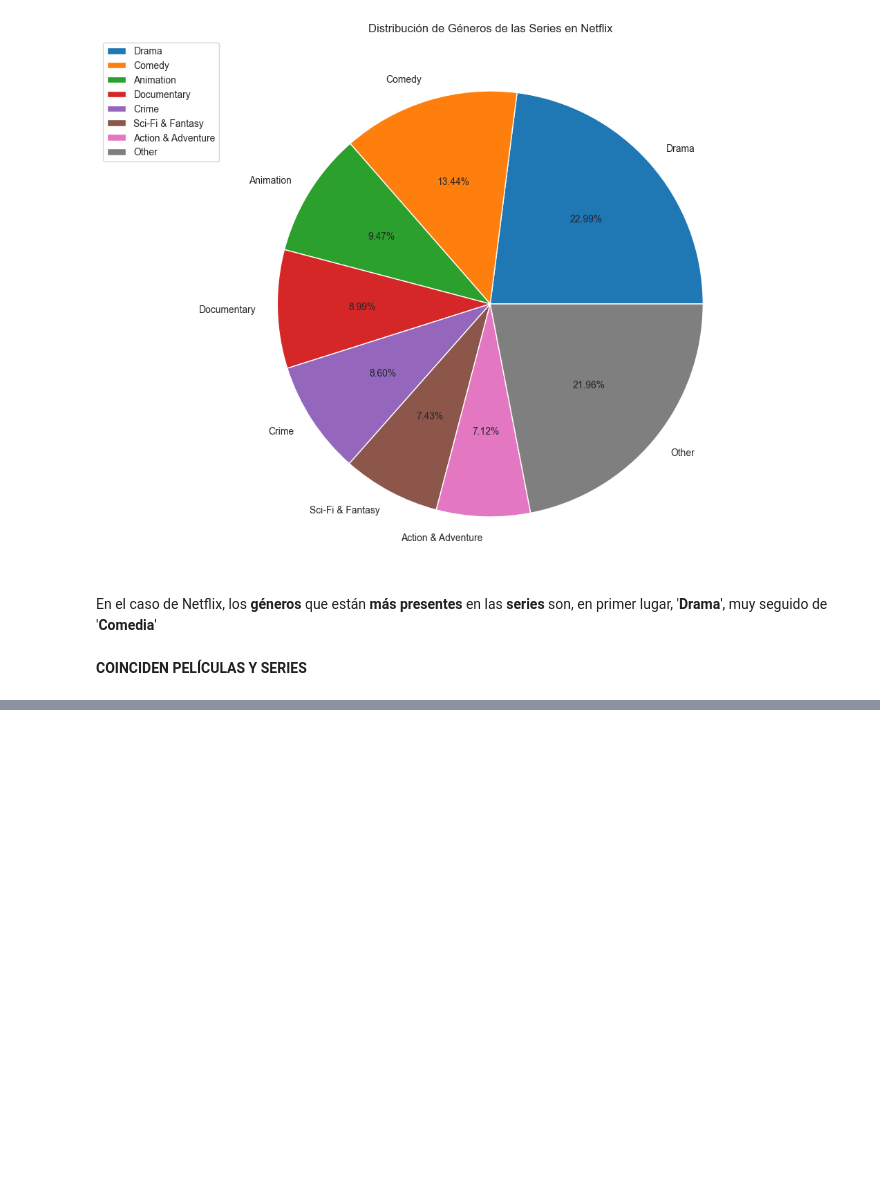
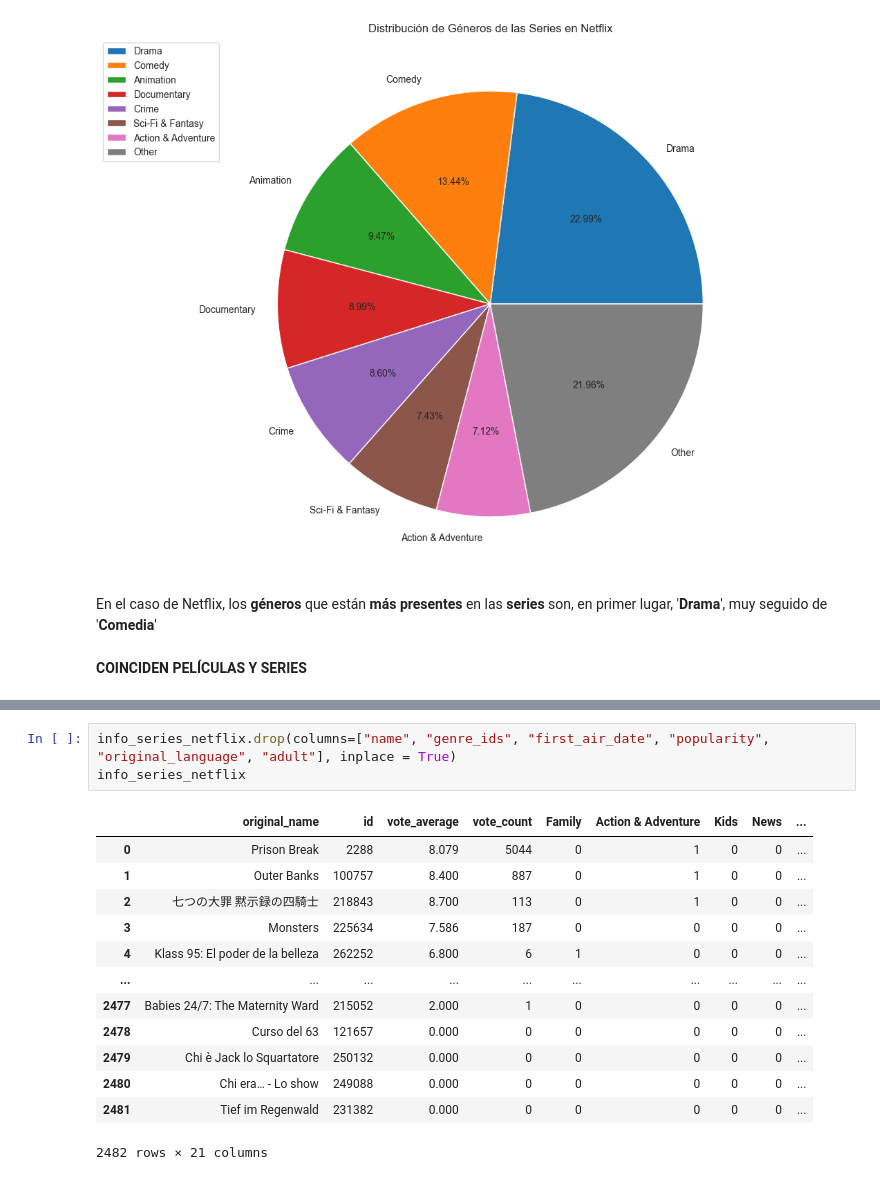
Before and after one commit to tacedo97/EDA-Streaming-Platforms-Spain, a Jupyter notebook: Analysis.ipynb, the cells around one changed output, grey strips where cells are left out. Drawn from its saved outputs; the diff is of its cells as text; blank space fills up the shorter version.

```diff
--- a/Analysis.ipynb
+++ b/Analysis.ipynb
@@ -1494,0 +1446,17 @@ TypeError: cannot convert the series to <class 'float'>
+# %%
+info_series_netflix.drop(columns=["name", "genre_ids", "first_air_date", "popularity", "original_language", "adult"], inplace = True)
+info_series_netflix
+# %% [output]
+|  | original_name | id | vote_average | vote_count | Family | Action & Adventure | Kids | News | ... |
+| 0 | Prison Break | 2288 | 8.079 | 5044 | 0 | 1 | 0 | 0 | ... |
+| 1 | Outer Banks | 100757 | 8.400 | 887 | 0 | 1 | 0 | 0 | ... |
+| 2 | 七つの大罪 黙示録の四騎士 | 218843 | 8.700 | 113 | 0 | 1 | 0 | 0 | ... |
+| 3 | Monsters | 225634 | 7.586 | 187 | 0 | 0 | 0 | 0 | ... |
+| 4 | Klass 95: El poder de la belleza | 262252 | 6.800 | 6 | 1 | 0 | 0 | 0 | ... |
+| ... | ... | ... | ... | ... | ... | ... | ... | ... | ... |
+| 2477 | Babies 24/7: The Maternity Ward | 215052 | 2.000 | 1 | 0 | 0 | 0 | 0 | ... |
+| 2478 | Curso del 63 | 121657 | 0.000 | 0 | 0 | 0 | 0 | 0 | ... |
+| 2479 | Chi è Jack lo Squartatore | 250132 | 0.000 | 0 | 0 | 0 | 0 | 0 | ... |
+| 2480 | Chi era… - Lo show | 249088 | 0.000 | 0 | 0 | 0 | 0 | 0 | ... |
+| 2481 | Tief im Regenwald | 231382 | 0.000 | 0 | 0 | 0 | 0 | 0 | ... |
+2482 rows × 21 columns
```
Also changed, not shown: parts of 55 cells of this notebook.
